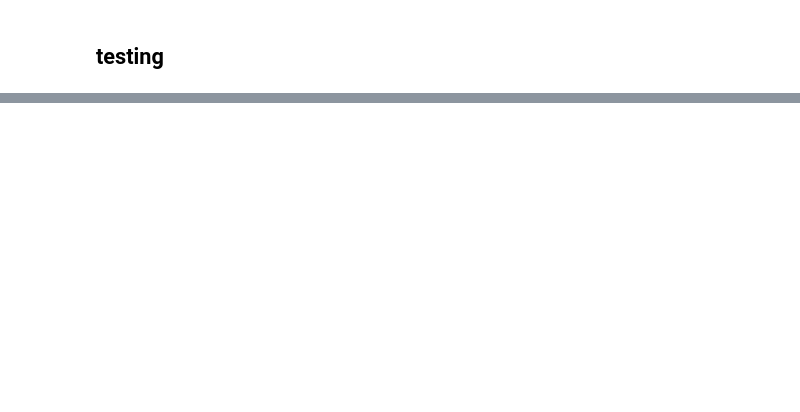
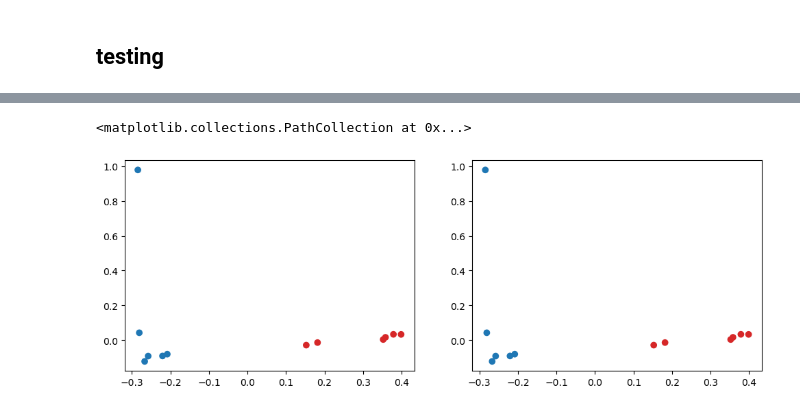
Before and after one commit to Biacordazzo/bia_gemelli, a Jupyter notebook: gemelli/joint_ctf.ipynb, the cells around one changed output, grey strips where cells are left out. Drawn from its saved outputs; the diff is of its cells as text; code cells hidden in the pictures; blank space fills up the shorter version.

```diff
--- a/gemelli/joint_ctf.ipynb
+++ b/gemelli/joint_ctf.ipynb
@@ -1543,0 +1625,16 @@ Emperor(individual_ord, mf, dimensions=15).set_axes(color='black').color_by('del
+# %%
+#plot individual loadings from joint-ctf for first 2 components
+mf1 = meta1.groupby('ind_id').agg({'group':'first'})
+mf2 = meta2.groupby('ind_id').agg({'group':'first'})
+
+fig, axn = plt.subplots(1, 2, figsize=(12, 4))
+axn[0].scatter(individual_loadings['mod1']['component_1'],
+               individual_loadings['mod1']['component_2'],
+               c=mf1['group'].map({'group1': 'tab:red', 'group2': 'tab:blue'}))
+
+axn[1].scatter(individual_loadings['mod2']['component_1'],
+               individual_loadings['mod2']['component_2'],
+               c=mf2['group'].map({'group1': 'tab:red', 'group2': 'tab:blue'}))
+# %% [output]
+<matplotlib.collections.PathCollection at 0x...>
+[figure, added]
```
Also changed, not shown: parts of 28 cells of this notebook.
